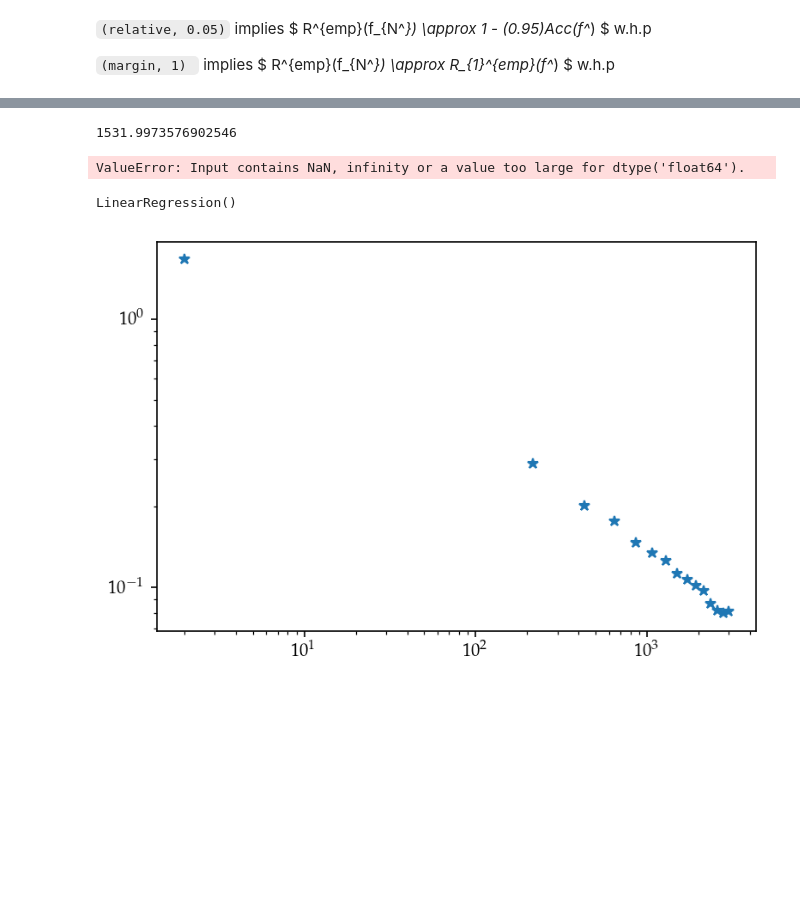
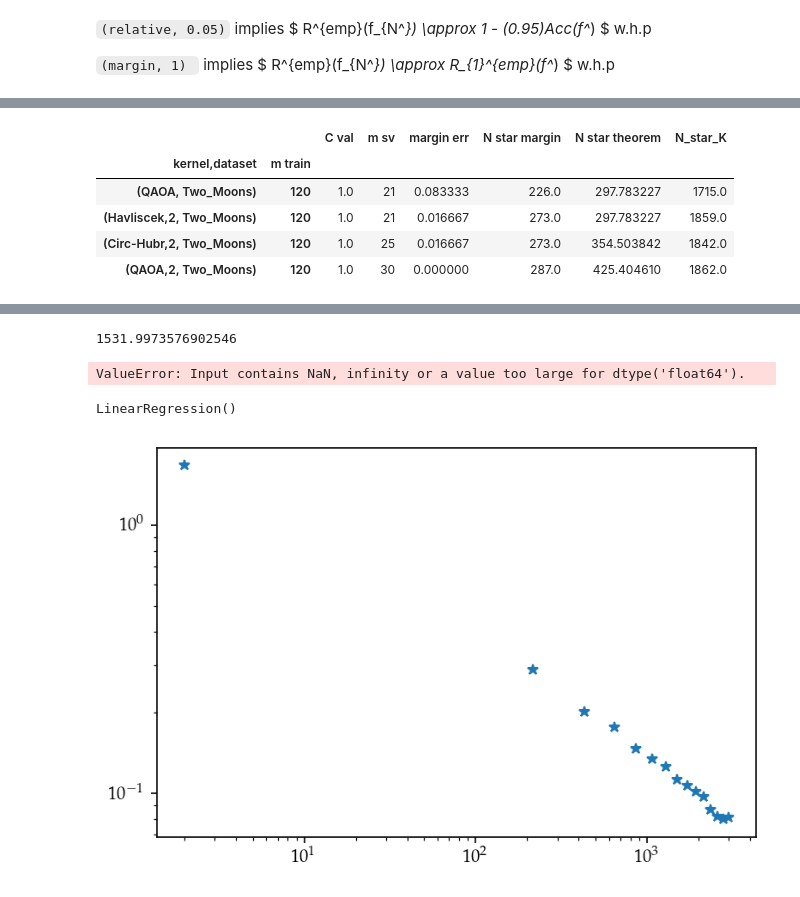
Before and after one commit to abhayshastry/ReliableQuantumKernelClassifiers, a Jupyter notebook: exp-Emp-Risk-1/visualization.ipynb, the cells around one changed output, grey strips where cells are left out. Cells and saved outputs as stored; diff of their text form; code cells hidden in the pictures; blank space fills up the shorter version.

```diff
--- a/exp-Emp-Risk-1/visualization.ipynb
+++ b/exp-Emp-Risk-1/visualization.ipynb
@@ -287 +266,15 @@ N vs Remp-Rstar
+# %%
+df = data[data["N star margin"] > 2]
+df = data[data["margin err"] < 0.15]
+
+
+df = df[["C val", "m sv", "margin err", "N star margin",  "N star theorem", "N_star_K"]]
+df.xs(1, level="C").sort_values("m sv")
+# %% [output]
+|  |  | C val | m sv | margin err | N star margin | N star theorem | N_star_K |
+| kernel,dataset | m train |  |  |  |  |  |  |
+| (QAOA, Two_Moons) | 120 | 1.0 | 21 | 0.083333 | 226.0 | 297.783227 | 1715.0 |
+| (Havliscek,2, Two_Moons) | 120 | 1.0 | 21 | 0.016667 | 273.0 | 297.783227 | 1859.0 |
+| (Circ-Hubr,2, Two_Moons) | 120 | 1.0 | 25 | 0.016667 | 273.0 | 354.503842 | 1842.0 |
+| (QAOA,2, Two_Moons) | 120 | 1.0 | 30 | 0.000000 | 287.0 | 425.404610 | 1862.0 |
 # %%
```
Also changed, not shown: parts of 4 cells of this notebook, 1 other file.
